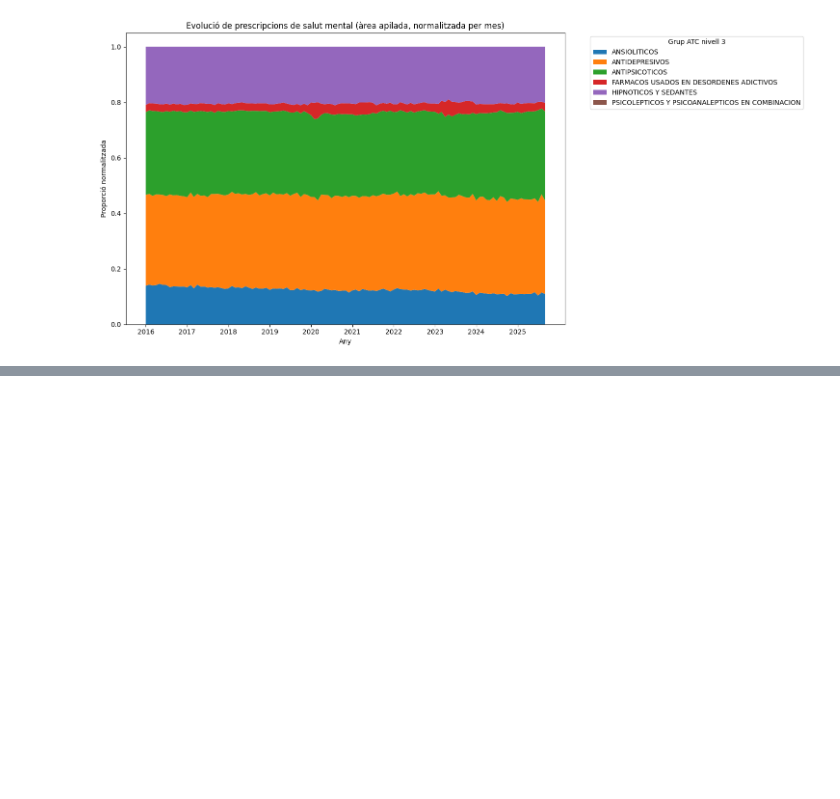
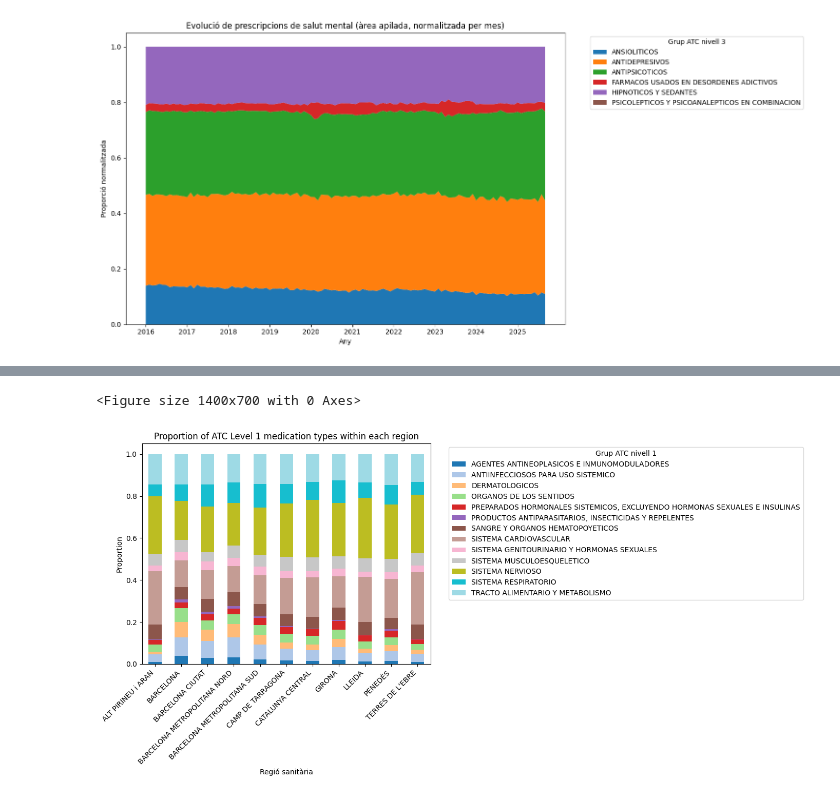
Before and after one commit to GerardArgany/AVBD_Medical_Receipts, a Jupyter notebook: mental_health_deeper_analysis.ipynb, the cells around one changed output, grey strips where cells are left out. Drawn from its saved outputs; the diff is of its cells as text; code cells hidden in the pictures; blank space fills up the shorter version.

```diff
--- a/mental_health_deeper_analysis.ipynb
+++ b/mental_health_deeper_analysis.ipynb
@@ -139,0 +153,66 @@ See the caveats in the documentation: https://pandas.pydata.org/pandas-docs/stab
+# %%
+import pandas as pd
+import matplotlib.pyplot as plt
+
+# -------------------------------------------------------
+# 1) GROUP BY REGION × ATC LEVEL 1 AND SUM PRESCRIPTIONS
+# -------------------------------------------------------
+
+counts = (
+    df.groupby(["regió sanitària", "grup ATC nivell 1"])["nombre de receptes"]
+      .sum()
+)
+
+# -------------------------------------------------------
+# 2) GET PROPORTIONS OF ATC GROUPS *WITHIN EACH REGION*
+# -------------------------------------------------------
+
+proportions = counts.groupby(level=0).apply(lambda x: x / x.sum())
+
+# -------------------------------------------------------
+# 3) FIX DUPLICATED INDEX LEVEL (DROP SECOND LEVEL)
+# -------------------------------------------------------
+
+if proportions.index.nlevels > 1:
+    proportions.index = proportions.index.droplevel(1)
+
+# -------------------------------------------------------
+# 4) PIVOT: rows = regions, columns = ATC groups
+# -------------------------------------------------------
+
+prop_table = proportions.unstack(fill_value=0)
+
+# -------------------------------------------------------
+# 5) PLOT (STACKED, PROPORTIONAL)
+# -------------------------------------------------------
+
+plt.figure(figsize=(14, 7))
+
+ax = prop_table.plot(
+    kind="bar",
+    stacked=True,
+    colormap="tab20",
+    figsize=(14, 7)
+)
+
+plt.ylabel("Proportion")
+plt.xlabel("Regió sanitària")
+plt.title("Proportion of ATC Level 1 medication types within each region")
+
+# Rotate x-axis labels (cleaner view)
+plt.xticks(rotation=45, ha="right")
+
+plt.legend(
+    title="Grup ATC nivell 1",
+    bbox_to_anchor=(1.05, 1),
+    loc="upper left"
+)
+
+plt.tight_layout()
+plt.show()
+
+# View first rows of the table if needed
+prop_table.head()
+# %% [output]
+<Figure size 1400x700 with 0 Axes>
+[figure, added]
```
Also changed, not shown: parts of 4 cells of this notebook.
